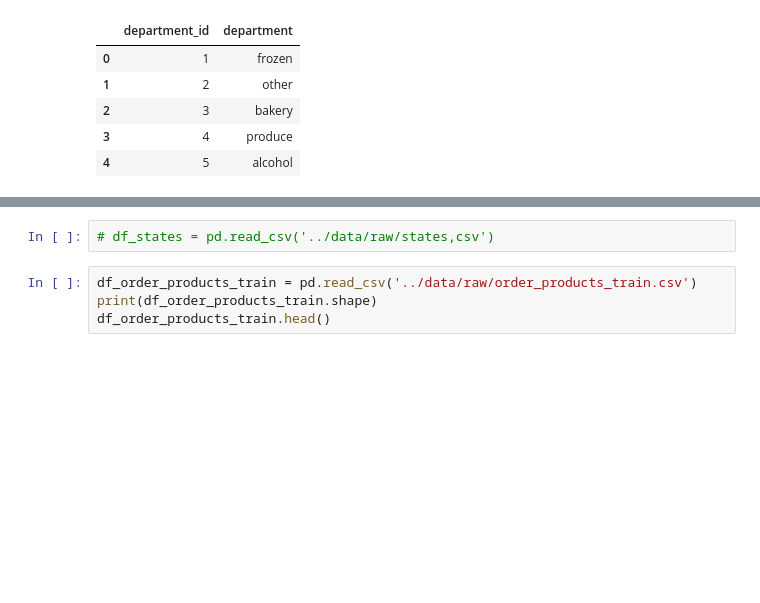
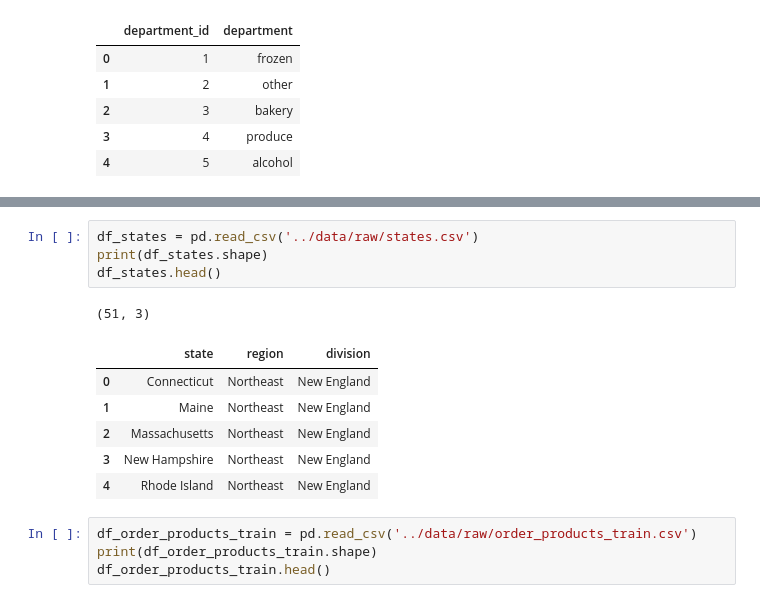
Before and after one commit to VahYavryan/data_analytics_with_phyton, a Jupyter notebook: notebooks/06_prepared.ipynb, the cells around one changed output, grey strips where cells are left out. Drawn from its saved outputs; the diff is of its cells as text; blank space fills up the shorter version.

```diff
--- a/notebooks/06_prepared.ipynb
+++ b/notebooks/06_prepared.ipynb
@@ -74,7 +84,17 @@ df_aisales.head()
 | 3 | 4 | instant foods |
 | 4 | 5 | marinades meat preparation |
 # %%
-# df_states = pd.read_csv('../data/raw/states,csv')
+df_states = pd.read_csv('../data/raw/states.csv')
+print(df_states.shape)
+df_states.head()
+# %% [output]
+(51, 3)
+|  | state | region | division |
+| 0 | Connecticut | Northeast | New England |
+| 1 | Maine | Northeast | New England |
+| 2 | Massachusetts | Northeast | New England |
+| 3 | New Hampshire | Northeast | New England |
+| 4 | Rhode Island | Northeast | New England |
 # %%
 df_order_products_train = pd.read_csv('../data/raw/order_products_train.csv')
 print(df_order_products_train.shape)
```
Also changed, not shown: parts of 14 cells of this notebook.
